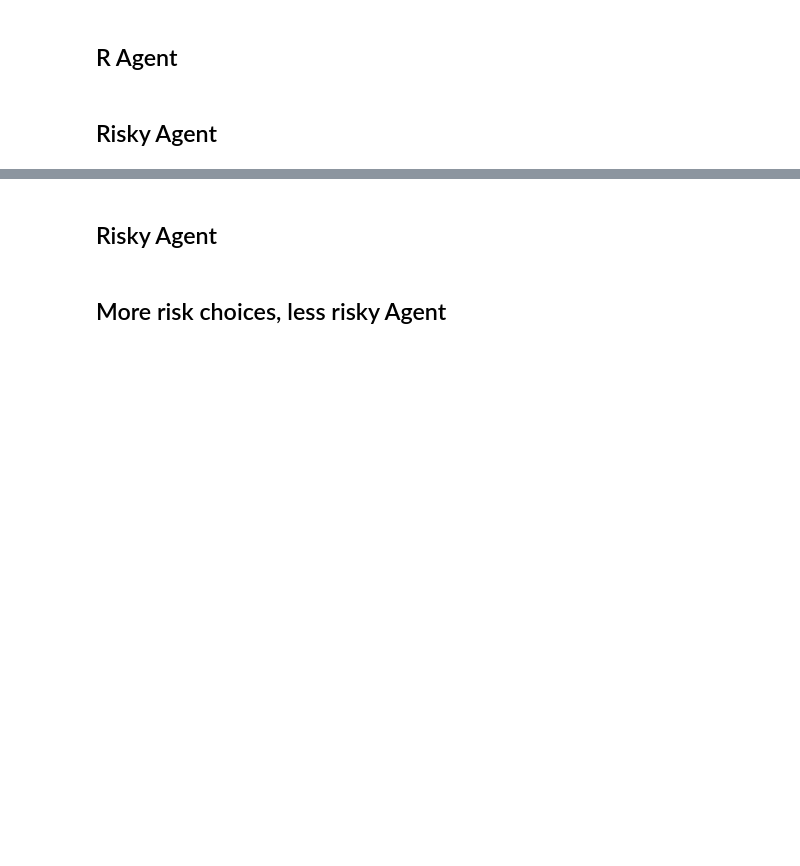
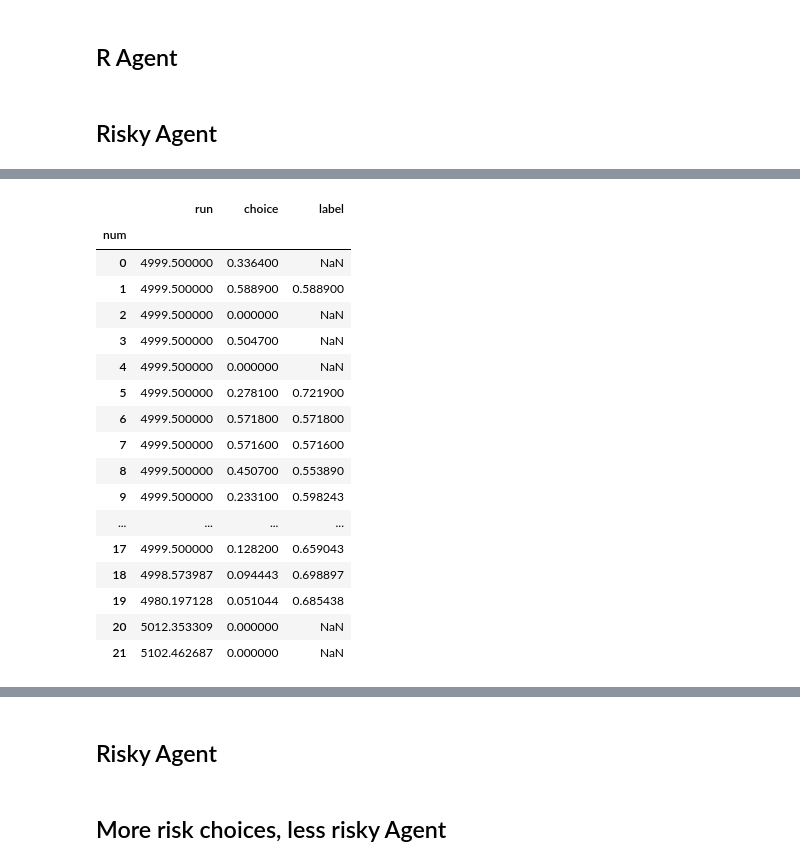
Before and after one commit to vibalcam/text-games, a Jupyter notebook: notebooks/run_agents.ipynb, the cells around one changed output, grey strips where cells are left out. Cells and saved outputs as stored; diff of their text form; code cells hidden in the pictures; blank space fills up the shorter version.

```diff
--- a/notebooks/run_agents.ipynb
+++ b/notebooks/run_agents.ipynb
@@ -121,0 +154,22 @@ IndexError: index 1 is out of bounds for dimension 0 with size 1
+# %%
+df['decisions'].groupby(['num']).mean()
+# diferencia entre estos valores y los otros nos dice si tiene predilección por label o no
+# %% [output]
+|  | run | choice | label |
+| num |  |  |  |
+| 0 | 4999.500000 | 0.336400 | NaN |
+| 1 | 4999.500000 | 0.588900 | 0.588900 |
+| 2 | 4999.500000 | 0.000000 | NaN |
+| 3 | 4999.500000 | 0.504700 | NaN |
+| 4 | 4999.500000 | 0.000000 | NaN |
+| 5 | 4999.500000 | 0.278100 | 0.721900 |
+| 6 | 4999.500000 | 0.571800 | 0.571800 |
+| 7 | 4999.500000 | 0.571600 | 0.571600 |
+| 8 | 4999.500000 | 0.450700 | 0.553890 |
+| 9 | 4999.500000 | 0.233100 | 0.598243 |
+| ... | ... | ... | ... |
+| 17 | 4999.500000 | 0.128200 | 0.659043 |
+| 18 | 4998.573987 | 0.094443 | 0.698897 |
+| 19 | 4980.197128 | 0.051044 | 0.685438 |
+| 20 | 5012.353309 | 0.000000 | NaN |
+| 21 | 5102.462687 | 0.000000 | NaN |
```
Also changed, not shown: parts of 18 cells of this notebook, 3 other files.
